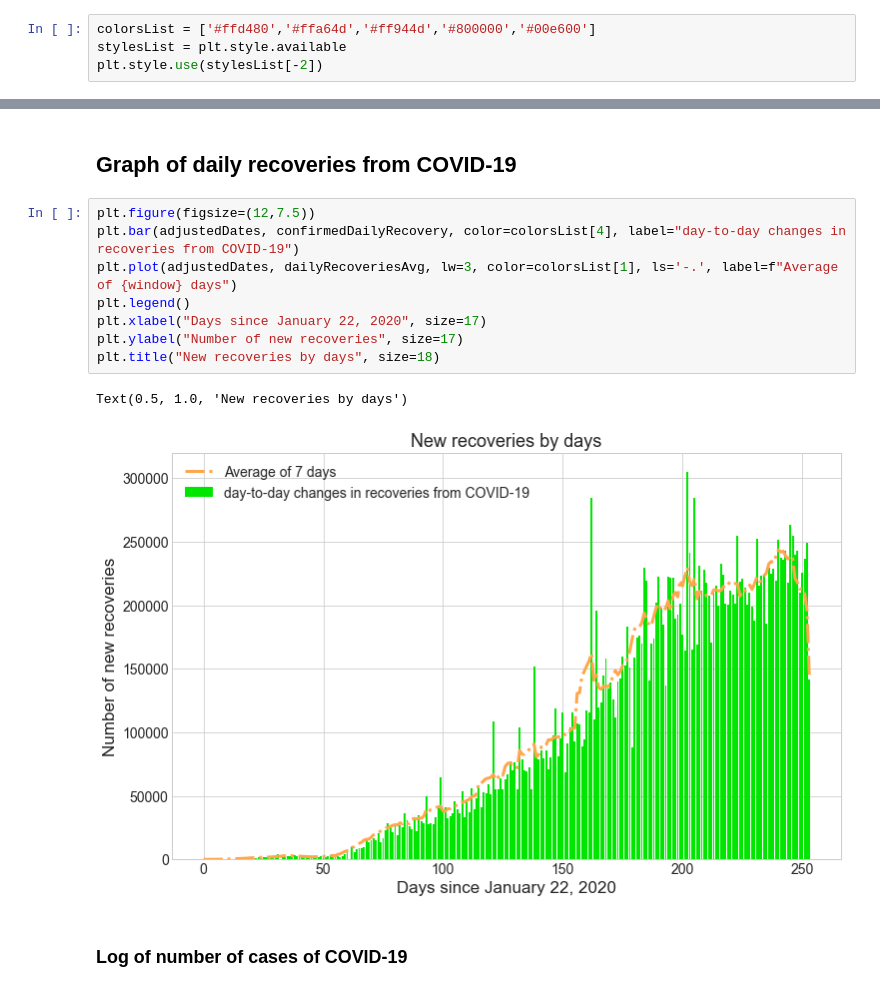
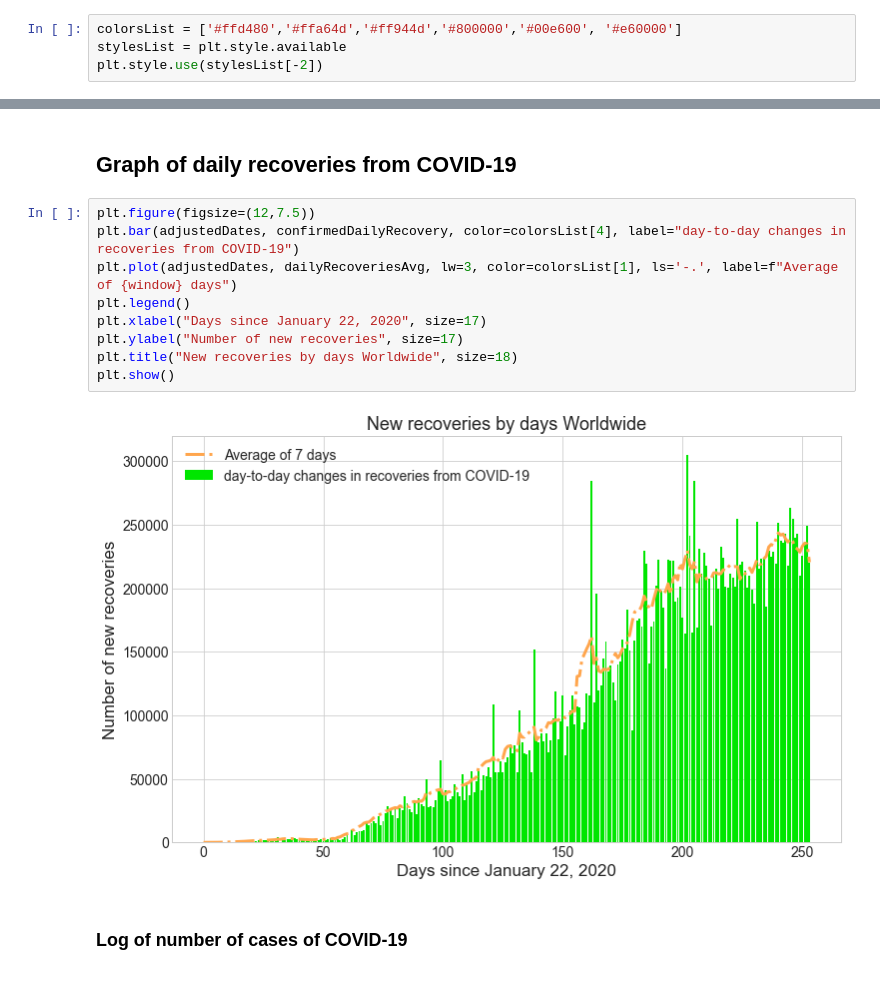
Before and after one commit to Sid1298/Project_COVID-19_Analysis, a Jupyter notebook: covid_prediction.ipynb, the cells around one changed output, grey strips where cells are left out. Saved outputs shown, nothing was run; the diff lists cells and outputs as text.

```diff
--- a/covid_prediction.ipynb
+++ b/covid_prediction.ipynb
@@ -366,7 +366,7 @@ Mean Squared  Error:  137015983525.79019
 adjustedDates = adjustedDates.reshape(1,-1)[0]
 # print(adjustedDates)
 # %%
-colorsList = ['#ffd480','#ffa64d','#ff944d','#800000','#00e600']
+colorsList = ['#ffd480','#ffa64d','#ff944d','#800000','#00e600', '#e60000']
 stylesList = plt.style.available
 plt.style.use(stylesList[-2])
 # %% [markdown]
@@ -458,14 +458,14 @@ Text(0.5, 1.0, 'New deaths by days')
 # %%
 plt.figure(figsize=(12,7.5))
 plt.bar(adjustedDates, confirmedDailyRecovery, color=colorsList[4], label="day-to-day changes in recoveries from COVID-19")
 plt.plot(adjustedDates, dailyRecoveriesAvg, lw=3, color=colorsList[1], ls='-.', label=f"Average of {window} days")
 plt.legend()
 plt.xlabel("Days since January 22, 2020", size=17)
 plt.ylabel("Number of new recoveries", size=17)
-plt.title("New recoveries by days", size=18)
+plt.title("New recoveries by days Worldwide", size=18)
+plt.show()
 # %% [output]
-Text(0.5, 1.0, 'New recoveries by days')
-[figure, old version]
+[figure, new version]
 # %% [markdown]
 ### Log of number of cases of COVID-19
 # %%
```
Also changed, not shown: parts of 34 cells of this notebook.
